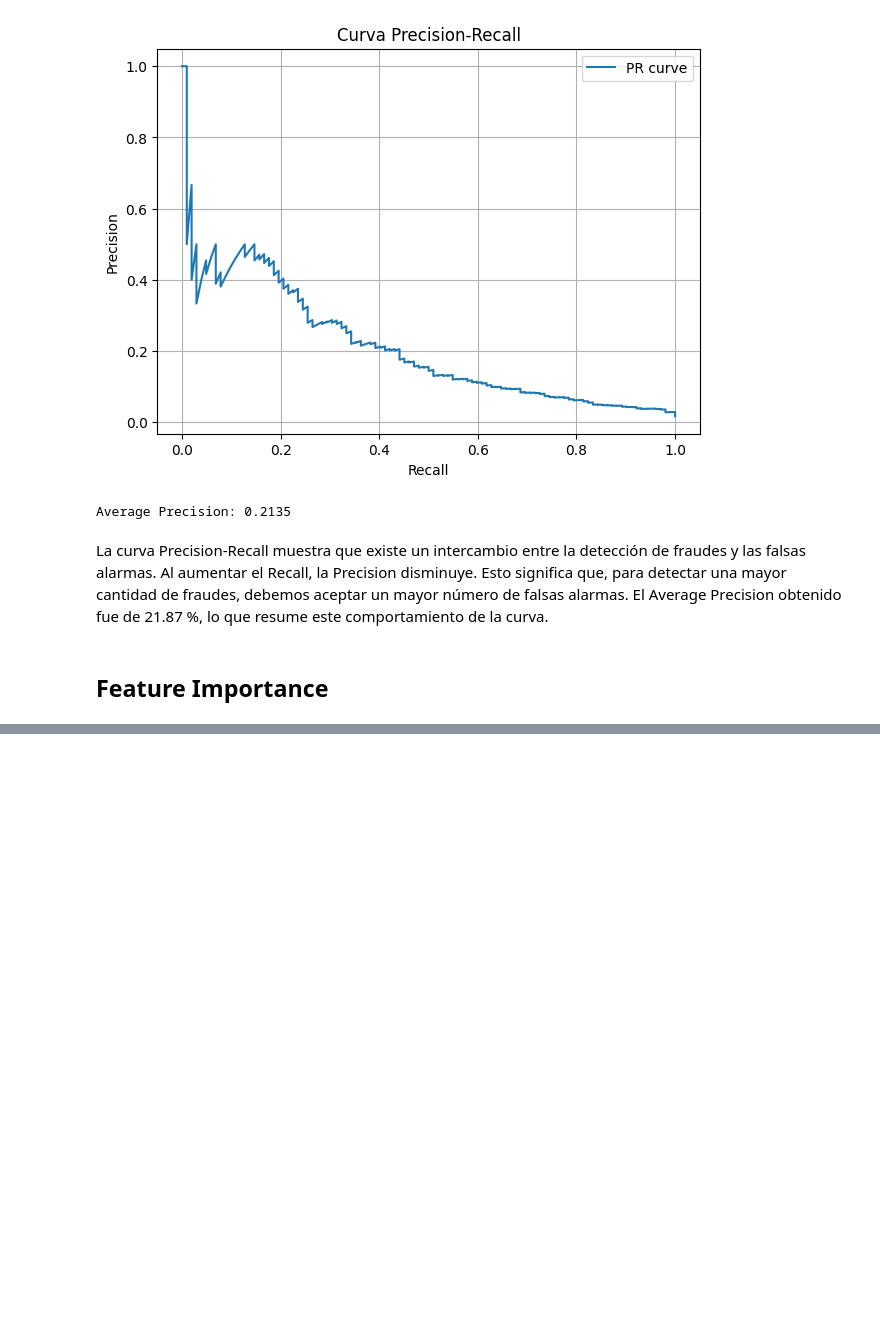
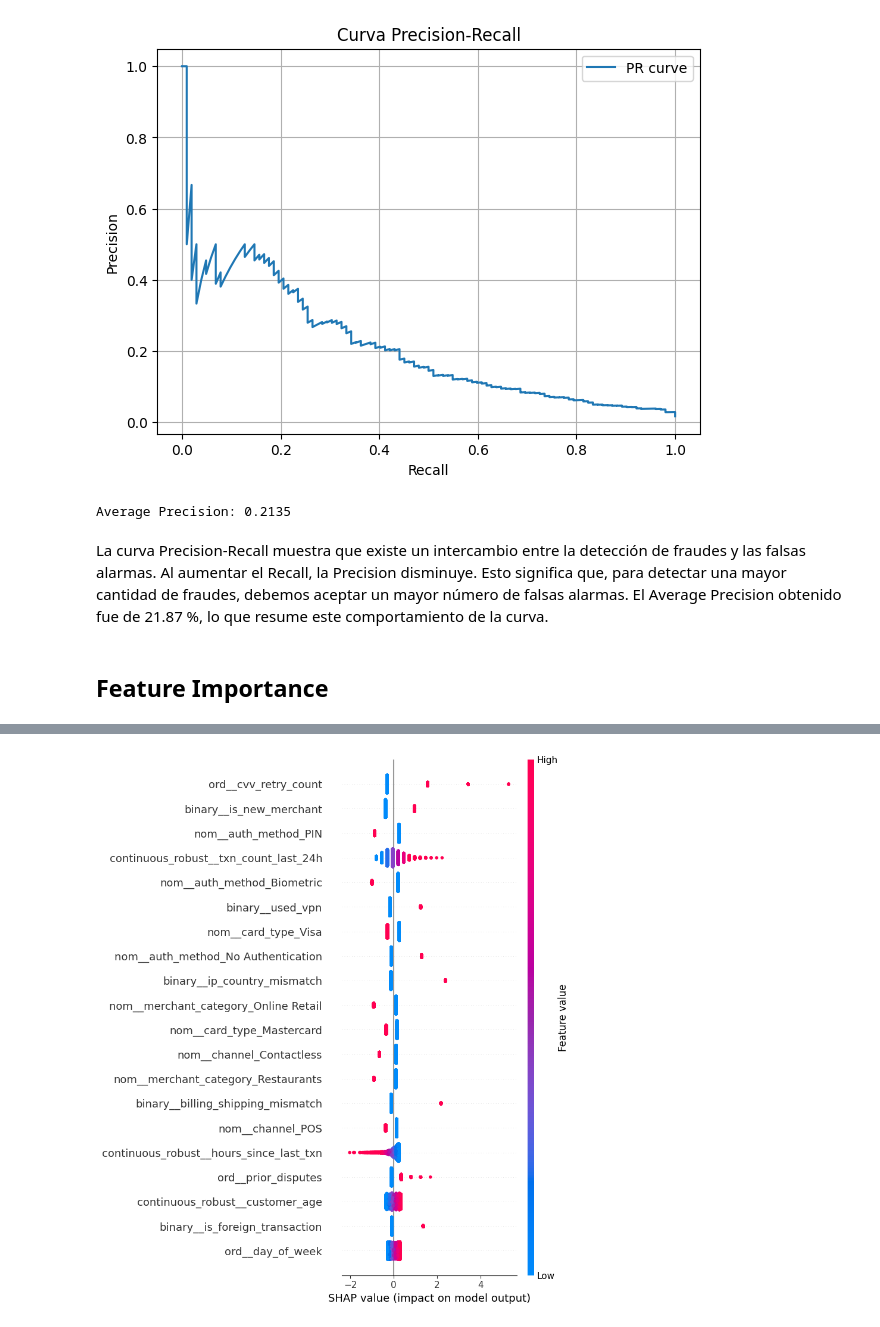
Before and after one commit to nashlypilar-collab/Intro_ciencia_tarea_grupo, a Jupyter notebook: Fraudes_Feature_2.ipynb, the cells around one changed output, grey strips where cells are left out. Saved outputs shown, nothing was run; the diff lists cells and outputs as text; code cells hidden in the pictures; blank space fills up the shorter version.

```diff
--- a/Fraudes_Feature_2.ipynb
+++ b/Fraudes_Feature_2.ipynb
@@ -165,18 +165,5 @@ X_train.head()
 # %% [markdown]
 PIPELINE CATEGORICAS Y NUMÉRICAS
-# %%
-# Excluir el identificador y la variable objetivo de las características
-X = df.drop(columns=["is_fraud", "transaction_id"])
-y = df["is_fraud"]
-
-# Quitar transaction_id de la lista de variables categóricas
-cat_cols = [
-    columna for columna in cat_cols
-    if columna != "transaction_id"
-]
-
-# Vuelve a ejecutar desde aquí las celdas de división,
-# creación del preprocesador y entrenamiento del modelo.
 # %%
 numeric_robust = Pipeline(steps=[
     ('scaler', RobustScaler())
@@ -474,0 +532,30 @@ feature_importance.head(20)
+# %%
+import shap
+
+# Transform data using the fitted preprocessor
+X_train_transformed = model_simple.named_steps['prep'].transform(X_train)
+X_test_transformed = model_simple.named_steps['prep'].transform(X_test)
+
+# Get transformed feature names
+feature_names = model_simple.named_steps['prep'].get_feature_names_out()
+
+# If transformed data is sparse, convert a sample to dense if needed
+if hasattr(X_train_transformed, "toarray"):
+    X_train_transformed_dense = X_train_transformed.toarray()
+else:
+    X_train_transformed_dense = X_train_transformed
+
+if hasattr(X_test_transformed, "toarray"):
+    X_test_transformed_dense = X_test_transformed.toarray()
+else:
+    X_test_transformed_dense = X_test_transformed
+
+# Build SHAP explainer
+explainer = shap.LinearExplainer(
+    model_simple.named_steps['clf'],
+    X_train_transformed_dense,
+    feature_names=feature_names
+)
+
+# Compute SHAP values
+shap_values = explainer(X_test_transformed_dense)
@@ -474,0 +564,4 @@ feature_importance.head(20)
+# %%
+shap.summary_plot(shap_values.values, X_test_transformed_dense, feature_names=feature_names)
+# %% [output]
+[figure, added]
```
Also changed, not shown: parts of 36 cells of this notebook.
